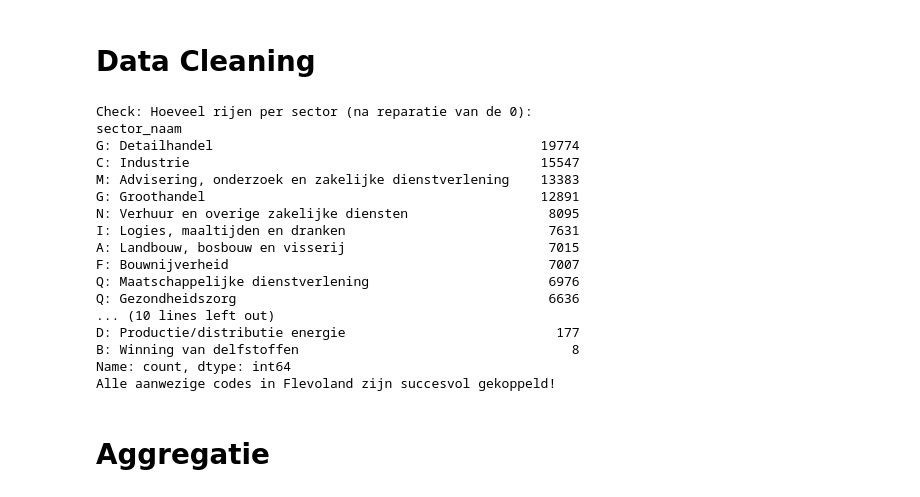
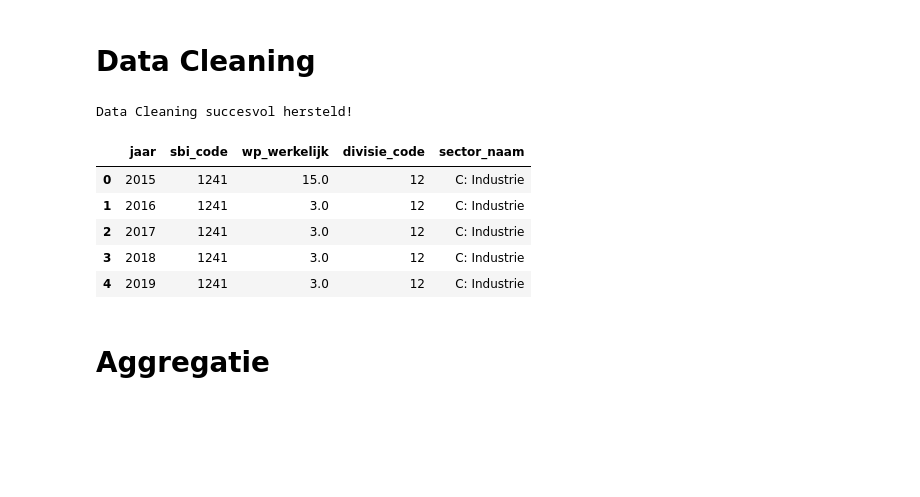
Before and after one commit to Ismael-991/Werkgelegenheid_Provincie_Flevoland, a Jupyter notebook: Notebooks/Individual/Ismael_Notebook.ipynb, the cells around one changed output. Cells and saved outputs as stored; diff of their text form; code cells hidden in the pictures; blank space fills up the shorter version.

```diff
--- a/Notebooks/Individual/Ismael_Notebook.ipynb
+++ b/Notebooks/Individual/Ismael_Notebook.ipynb
@@ -132,24 +99,63 @@ Gevonden gemeentecodes in de selectie: [np.int64(34), np.int64(50), np.int64(171
 # %% [markdown]
 # Data Cleaning
 # %%
+# --- STAP 2: DATA CLEANING & ROBUUSTE SBI-MAPPING ---
+
+# 1. Functie om de SBI-codes te repareren (de '0' fix)
+def get_hoofd_sector(sbi_raw):
+    # Maak er een string van en haal spaties weg
+    s = str(sbi_raw).strip()
+    # Reparatie: als de code 1 of 3 cijfers is, mist er een 0 (bijv. '111' -> '0111')
+    if len(s) == 1 or len(s) == 3:
+        s = '0' + s
+    # Pak de eerste twee cijfers (de divisie-code)
+    return s[:2]
+
+# 2. Functie om de divisie-codes te koppelen aan de sectornamen (uit jouw PDF)
+def map_sbi_to_sector(divisie):
+    code = int(divisie)
+    if 1 <= code <= 3: return 'A: Landbouw, bosbouw en visserij'
+    if 5 <= code <= 9: return 'B: Winning van delfstoffen'
+    if 10 <= code <= 33: return 'C: Industrie'
+    if code == 35: return 'D: Productie/distributie energie'
+    if 36 <= code <= 39: return 'E: Waterwinning en afvalbeheer'
+    if 41 <= code <= 43: return 'F: Bouwnijverheid'
+    if code == 45: return 'G: Handel en reparatie van auto\'s'
+    if code == 46: return 'G: Groothandel'
+    if code == 47: return 'G: Detailhandel'
+    if 49 <= code <= 53: return 'H: Vervoer en opslag'
+    if 55 <= code <= 56: return 'I: Logies, maaltijden en dranken'
+    if 58 <= code <= 63: return 'J: Informatie en communicatie'
+    if 64 <= code <= 66: return 'K: Financiële instellingen'
+    if code == 68: return 'L: Verhuur van/handel in onroerend goed'
+    if 69 <= code <= 75: return 'M: Advisering, onderzoek en zakelijke dienstverlening'
+    if 77 <= code <= 82: return 'N: Verhuur en overige zakelijke diensten'
+    if code == 84: return 'O: Openbaar bestuur en overheidsdiensten'
+    if code == 85: return 'P: Onderwijs'
+    if code == 86: return 'Q: Gezondheidszorg'
+    if 87 <= code <= 88: return 'Q: Maatschappelijke dienstverlening'
+    if 90 <= code <= 93: return 'R: Cultuur, sport en recreatie'
+    if 94 <= code <= 96: return 'S: Overige dienstverlening'
+    return 'Overig / Onbekend'
+
+# 3. Toepassen op de data
+df_clean = df_flevo[['jaar', 'sbi_code', 'wp_werkelijk']].copy()
+df_clean['divisie_code'] = df_clean['sbi_code'].apply(get_hoofd_sector)
+df_clean['sector_naam'] = df_clean['divisie_code'].apply(map_sbi_to_sector)
+
+# Verwijder eventuele onbekende sectoren
+df_clean = df_clean[df_clean['sector_naam'] != 'Overig / Onbekend']
+
+print("Data Cleaning succesvol hersteld!")
+display(df_clean.head())
 # %% [output]
-Check: Hoeveel rijen per sector (na reparatie van de 0):
-sector_naam
-G: Detailhandel                                          19774
-C: Industrie                                             15547
-M: Advisering, onderzoek en zakelijke dienstverlening    13383
-G: Groothandel                                           12891
-N: Verhuur en overige zakelijke diensten                  8095
-I: Logies, maaltijden en dranken                          7631
-A: Landbouw, bosbouw en visserij                          7015
-F: Bouwnijverheid                                         7007
-Q: Maatschappelijke dienstverlening                       6976
-Q: Gezondheidszorg                                        6636
-... (10 lines left out)
-D: Productie/distributie energie                           177
-B: Winning van delfstoffen                                   8
-Name: count, dtype: int64
-Alle aanwezige codes in Flevoland zijn succesvol gekoppeld!
+Data Cleaning succesvol hersteld!
+|  | jaar | sbi_code | wp_werkelijk | divisie_code | sector_naam |
+| 0 | 2015 | 1241 | 15.0 | 12 | C: Industrie |
+| 1 | 2016 | 1241 | 3.0 | 12 | C: Industrie |
+| 2 | 2017 | 1241 | 3.0 | 12 | C: Industrie |
+| 3 | 2018 | 1241 | 3.0 | 12 | C: Industrie |
+| 4 | 2019 | 1241 | 3.0 | 12 | C: Industrie |
 # %% [markdown]
 # Aggregatie
 # %%
```
Also changed, not shown: parts of 8 cells of this notebook.
